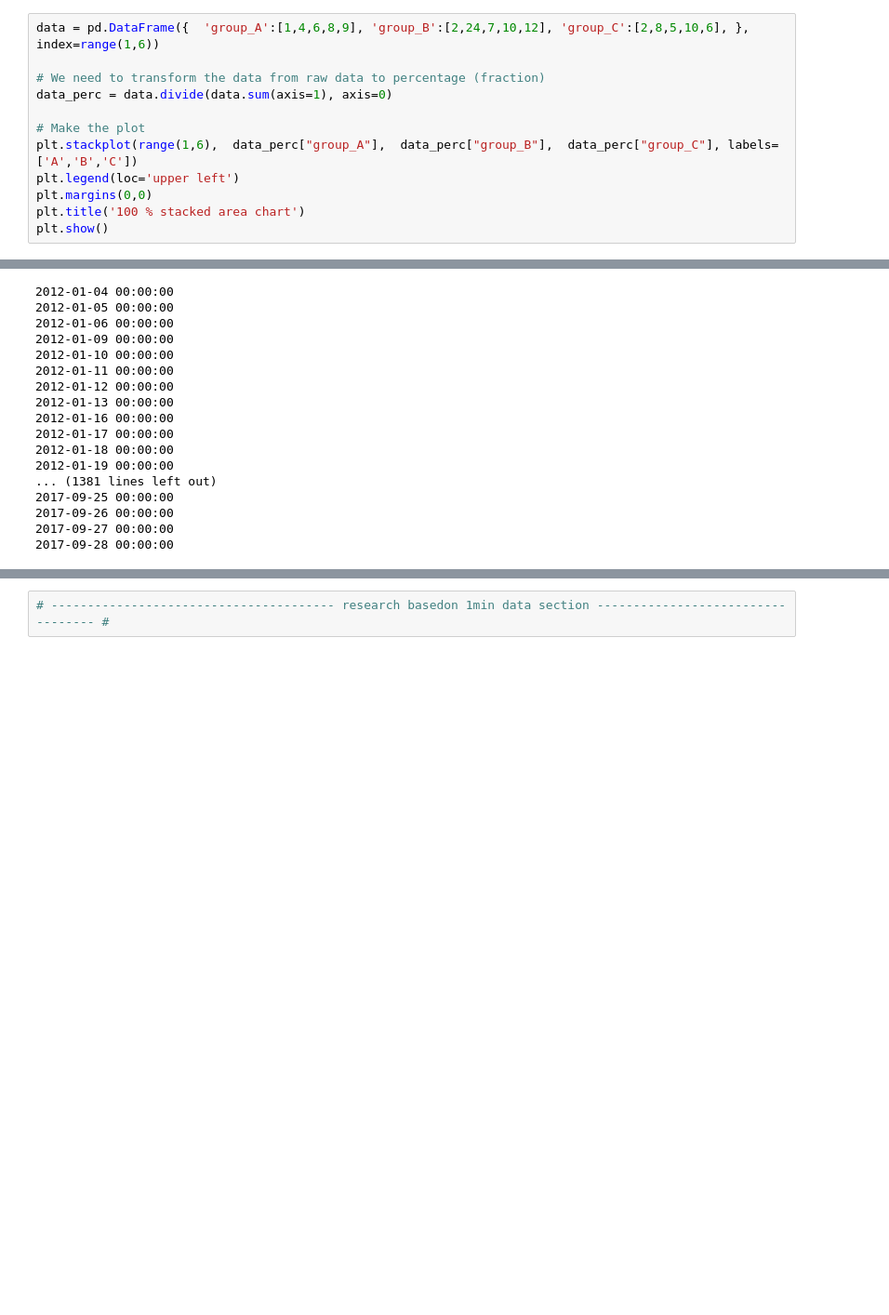
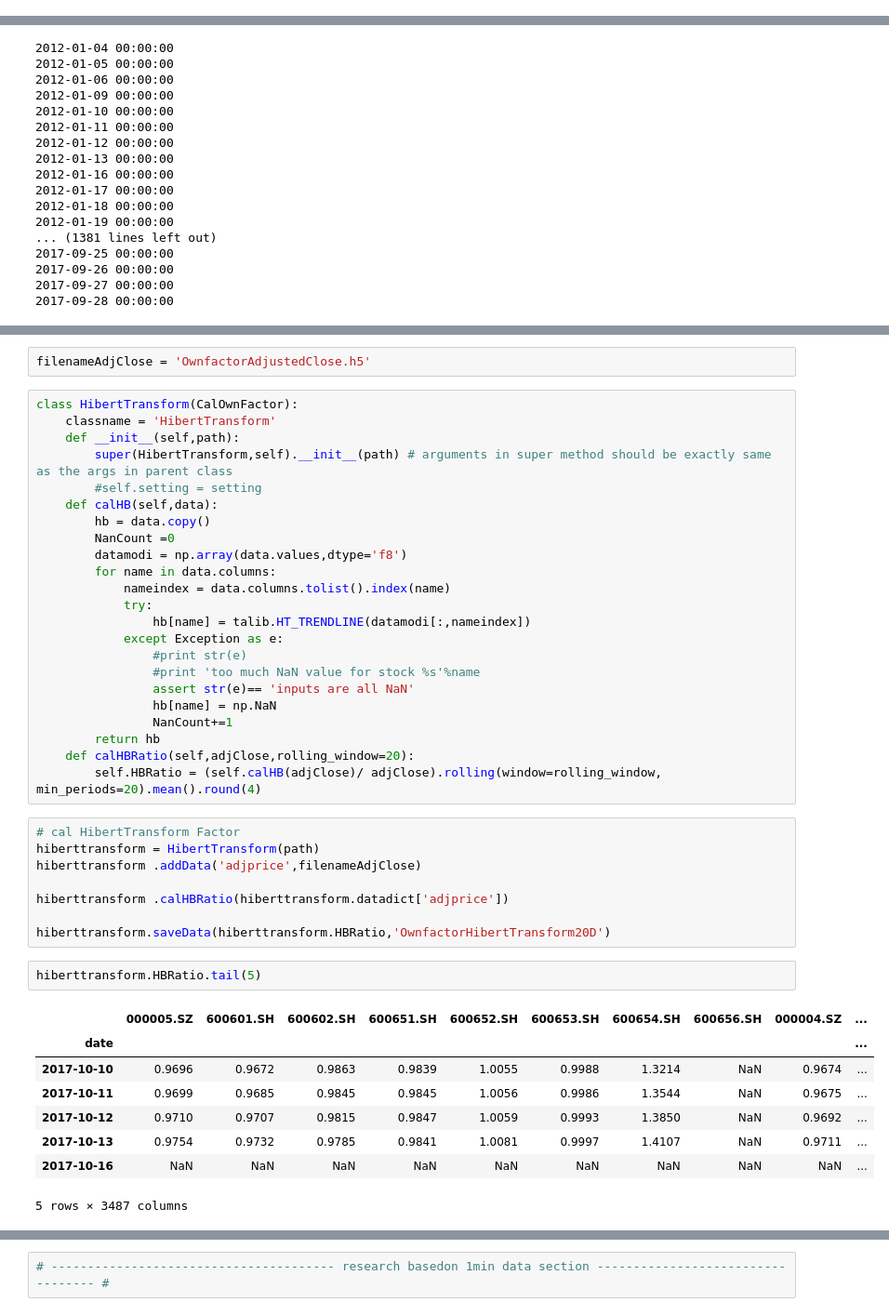
Before and after one commit to kamiseko/factor-test, a Jupyter notebook: Own_Factor_update_h5_version.ipynb, the cells around one changed output, grey strips where cells are left out. Shown at 93% size. Saved outputs shown, nothing was run; the diff lists cells and outputs as text; blank space fills up the shorter version.

```diff
--- a/Own_Factor_update_h5_version.ipynb
+++ b/Own_Factor_update_h5_version.ipynb
@@ -267,12 +275,0 @@ plt.show()
-# %%
-data = pd.DataFrame({  'group_A':[1,4,6,8,9], 'group_B':[2,24,7,10,12], 'group_C':[2,8,5,10,6], }, index=range(1,6))
-
-# We need to transform the data from raw data to percentage (fraction)
-data_perc = data.divide(data.sum(axis=1), axis=0)
-
-# Make the plot
-plt.stackplot(range(1,6),  data_perc["group_A"],  data_perc["group_B"],  data_perc["group_C"], labels=['A','B','C'])
-plt.legend(loc='upper left')
-plt.margins(0,0)
-plt.title('100 % stacked area chart')
-plt.show()
@@ -416,0 +349,44 @@ induspreadbias .saveData(induspreadbias.InduSpreadBias.round(4),'OwnFactorInduSp
+# %%
+filenameAdjClose = 'OwnfactorAdjustedClose.h5'
+# %%
+class HibertTransform(CalOwnFactor):
+    classname = 'HibertTransform'
+    def __init__(self,path):
+        super(HibertTransform,self).__init__(path) # arguments in super method should be exactly same as the args in parent class
+        #self.setting = setting
+    def calHB(self,data):
+        hb = data.copy()
+        NanCount =0
+        datamodi = np.array(data.values,dtype='f8')
+        for name in data.columns:
+            nameindex = data.columns.tolist().index(name)
+            try:
+                hb[name] = talib.HT_TRENDLINE(datamodi[:,nameindex])
+            except Exception as e:
+                #print str(e)
+                #print 'too much NaN value for stock %s'%name
+                assert str(e)== 'inputs are all NaN'
+                hb[name] = np.NaN
+                NanCount+=1
+        return hb
+    def calHBRatio(self,adjClose,rolling_window=20):
+        self.HBRatio = (self.calHB(adjClose)/ adjClose).rolling(window=rolling_window, min_periods=20).mean().round(4)
+# %%
+# cal HibertTransform Factor
+hiberttransform = HibertTransform(path)
+hiberttransform .addData('adjprice',filenameAdjClose)
+
+hiberttransform .calHBRatio(hiberttransform.datadict['adjprice'])
+
+hiberttransform.saveData(hiberttransform.HBRatio,'OwnfactorHibertTransform20D')
+# %%
+hiberttransform.HBRatio.tail(5)
+# %% [output]
+|  | 000005.SZ | 600601.SH | 600602.SH | 600651.SH | 600652.SH | 600653.SH | 600654.SH | 600656.SH | 000004.SZ | ... |
+| date |  |  |  |  |  |  |  |  |  | ... |
+| 2017-10-10 | 0.9696 | 0.9672 | 0.9863 | 0.9839 | 1.0055 | 0.9988 | 1.3214 | NaN | 0.9674 | ... |
+| 2017-10-11 | 0.9699 | 0.9685 | 0.9845 | 0.9845 | 1.0056 | 0.9986 | 1.3544 | NaN | 0.9675 | ... |
+| 2017-10-12 | 0.9710 | 0.9707 | 0.9815 | 0.9847 | 1.0059 | 0.9993 | 1.3850 | NaN | 0.9692 | ... |
+| 2017-10-13 | 0.9754 | 0.9732 | 0.9785 | 0.9841 | 1.0081 | 0.9997 | 1.4107 | NaN | 0.9711 | ... |
+| 2017-10-16 | NaN | NaN | NaN | NaN | NaN | NaN | NaN | NaN | NaN | ... |
+5 rows × 3487 columns
```
Also changed, not shown: parts of 47 cells of this notebook, 3 other files.
